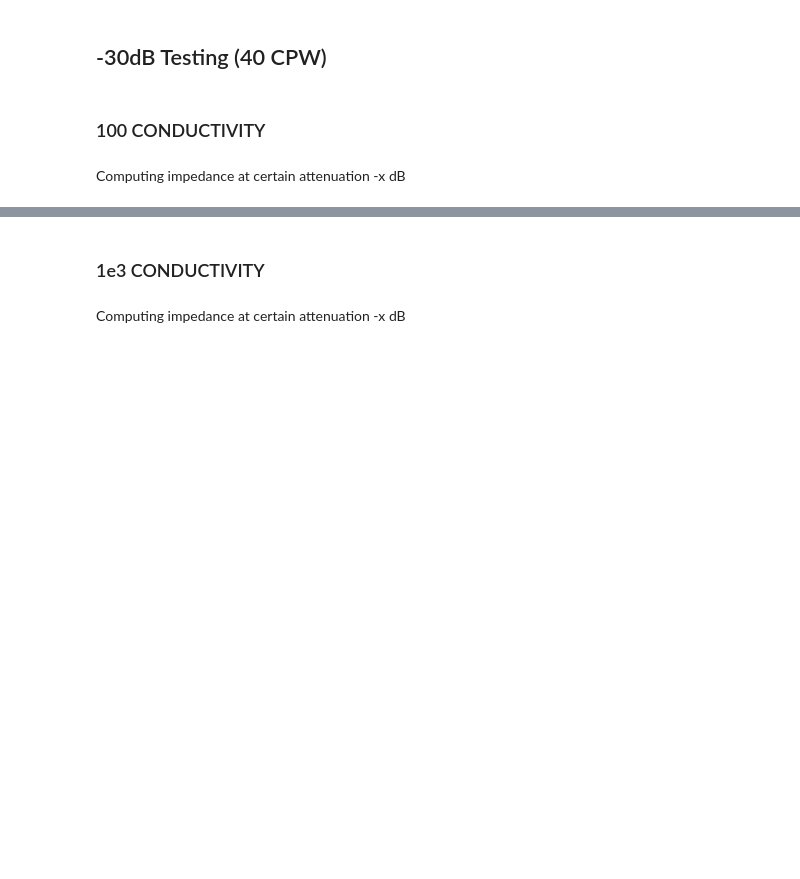
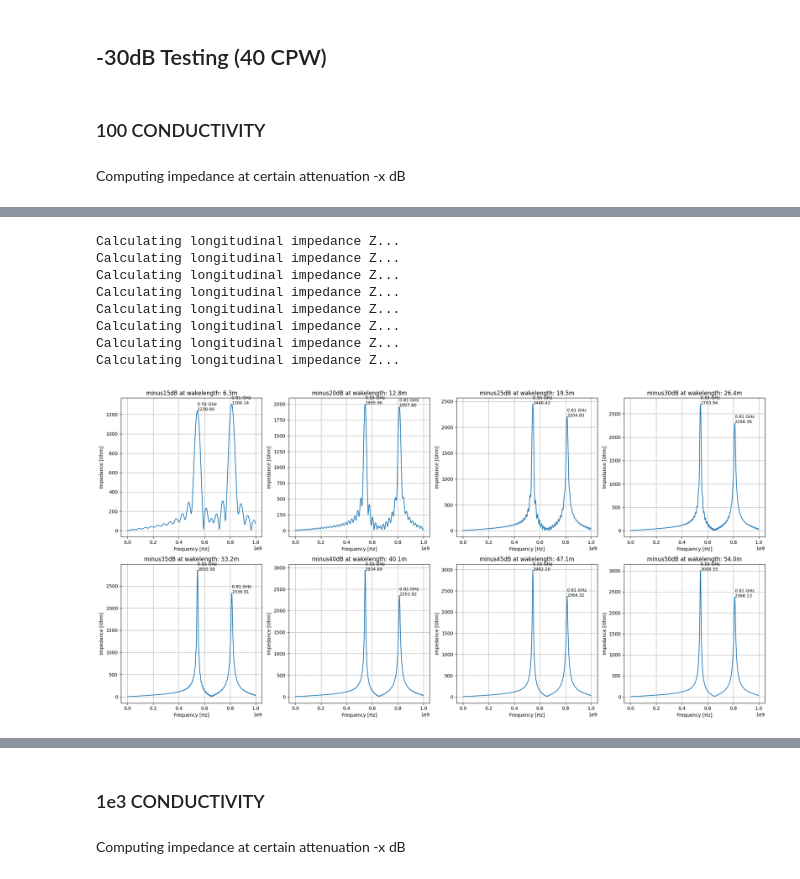
Before and after one commit to MaltheRaschke/GARFIELD, a Jupyter notebook: examples/Extrapolation_testing.ipynb, the cells around one changed output, grey strips where cells are left out. Saved outputs shown, nothing was run; the diff lists cells and outputs as text; code cells hidden in the pictures; blank space fills up the shorter version.

```diff
--- a/examples/Extrapolation_testing.ipynb
+++ b/examples/Extrapolation_testing.ipynb
@@ -22,3 +22,38 @@ charge_dist = np.loadtxt(file_path_charge_distance)/100
 def x_attenuation_data(wake_data, energy_data, attenuation):
     minus_x_db_time = energy_data[np.argmax(energy_data[30:, 1] < attenuation) + 30, 0]
     return np.argmax(wake_data[:, 0] > (minus_x_db_time*1e-9 * c_light * 1e2))
+# %%
+def impedance_at_attenuations(attenuations_list, wake_data, energy_data, peak_threshold=1e3):
+    row_indices = {}
+    for attenuation in attenuations_list:
+        row_indices[f'minus{int(abs(attenuation))}dB'] = x_attenuation_data(wake_data, energy_data, attenuation)
+
+    impedances_attenuations = row_indices.copy()
+
+    fig, axes = plt.subplots(2, 4, figsize=(20, 10))
+
+    for idx, (key, value) in enumerate(row_indices.items()):
+        if key != 'key':  # Skip the 'key' entry
+            row = idx // 4
+            col = idx % 4
+            wake = WakeSolver(q=1e-9, sigmaz=0.1)
+            wake.WP = wake_data[:value, 1]
+            wake.s = wake_data[:value, 0] / 100  # Converting from cm to m
+            wake.calc_lambdas_analytic()
+            wake.calc_long_Z(samples=1001)
+            peaks, peaks_height = find_peaks(np.abs(wake.Z), height=peak_threshold, threshold=None)
+
+            axes[row, col].plot(wake.f, np.abs(wake.Z))
+            axes[row, col].set_title(f'{key} at wakelength: {data_wake[value, 0]/100:.1f}m')
+            axes[row, col].set_xlabel('Frequency [Hz]')
+            axes[row, col].set_ylabel('Impedance [Ohm]')
+            for peak, height in zip(peaks, peaks_height['peak_heights']):
+                axes[row, col].text(wake.f[peak], np.abs(wake.Z)[peak], f'{wake.f[peak]/1e9:.2f} GHz\n{height:.2f}', fontsize=9)
+            axes[row, col].grid(True)
+
+            impedances_attenuations.update({key: wake.Z})
+
+    fig.tight_layout()
+    plt.show()
+
+    return impedances_attenuations, wake.f, row_indices
@@ -85 +194,15 @@ Calculating longitudinal impedance Z...
+# %%
+attenuations = [-15.0, -20.0, -25.0, -30.0, -35.0, -40.0, -45.0, -50.0]
+
+impedances_attenuations, wake_frequencies, row_indicies = impedance_at_attenuations(attenuations, data_wake, data_energy, peak_threshold=1e3)
+# %% [output]
+Calculating longitudinal impedance Z...
+Calculating longitudinal impedance Z...
+Calculating longitudinal impedance Z...
+Calculating longitudinal impedance Z...
+Calculating longitudinal impedance Z...
+Calculating longitudinal impedance Z...
+Calculating longitudinal impedance Z...
+Calculating longitudinal impedance Z...
+[figure, added]
 # %%
```
Also changed, not shown: parts of 62 cells of this notebook.
